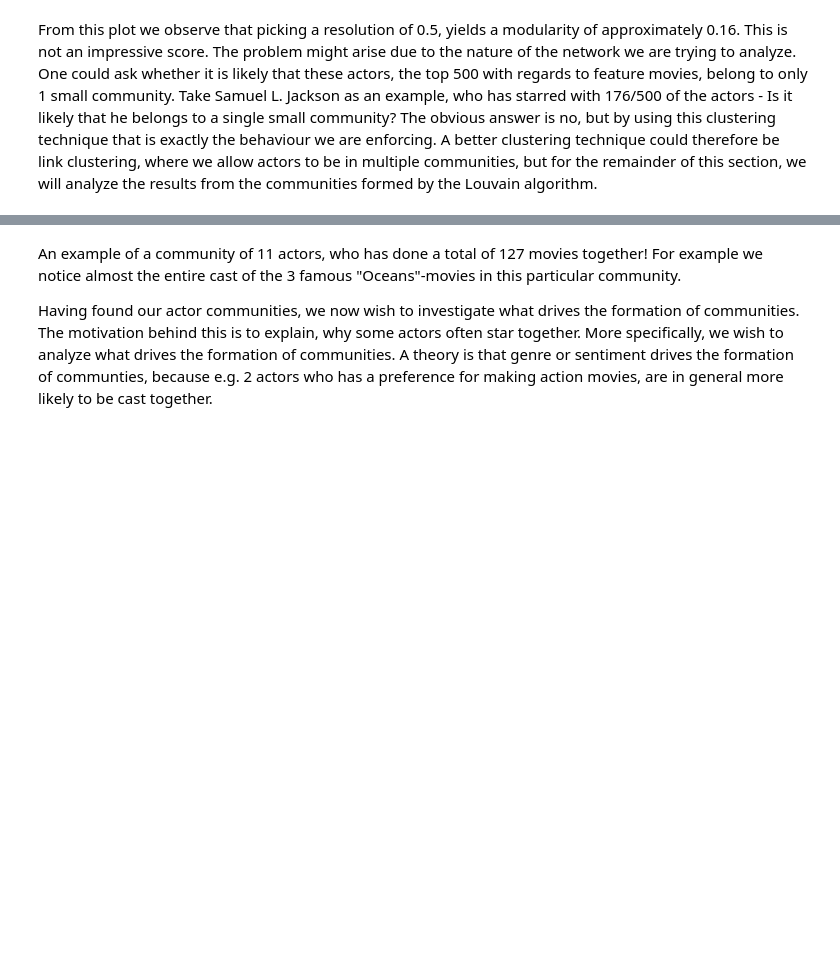
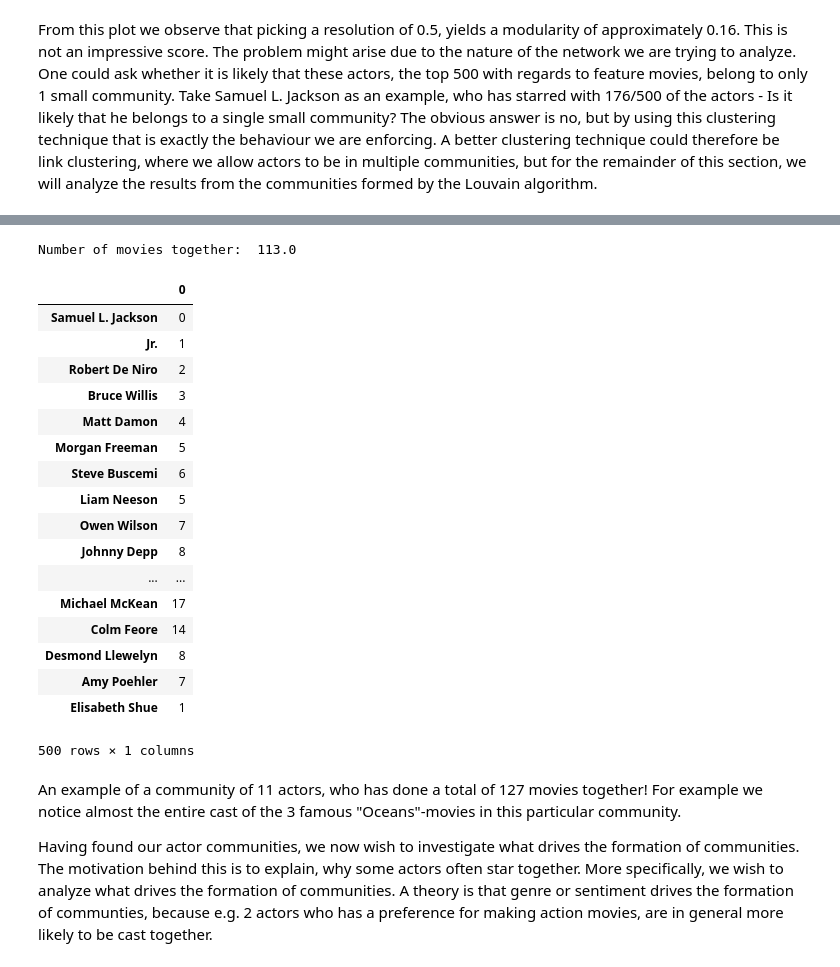
Before and after one commit to GSHDK/Social-Graphs-and-Interactions, a Jupyter notebook: Project assignment B.ipynb, the cells around one changed output, grey strips where cells are left out. Cells and saved outputs as stored; diff of their text form; code cells hidden in the pictures; blank space fills up the shorter version.

```diff
--- a/Project assignment B.ipynb
+++ b/Project assignment B.ipynb
@@ -77,3 +76,5 @@ df, G = create_df_G_from_path('')
+# %%
+df, G = create_df_G_from_path(r'C:\Users\bilto\OneDrive\Uddannelse\Skole\DTU\02805 - Sociale Grafer og interaktioner\Afleveringer\\')
 # %% [markdown]
 ### Network investigation
 To gain deeper insight into our network we will start off by letting the data talk
@@ -969,5 +994,28 @@ nx.draw(G.subgraph(com_df[com_df[0]==4].index),with_labels=True)
 # %%
 print("Number of movies together: ", G.subgraph(com_df[com_df[0]==4].index).size(weight='weight'))
+# %% [output]
+Number of movies together:  113.0
+# %%
+com_df
+# %% [output]
+|  | 0 |
+| Samuel L. Jackson | 0 |
+| Jr. | 1 |
+| Robert De Niro | 2 |
+| Bruce Willis | 3 |
+| Matt Damon | 4 |
+| Morgan Freeman | 5 |
+| Steve Buscemi | 6 |
+| Liam Neeson | 5 |
+| Owen Wilson | 7 |
+| Johnny Depp | 8 |
+| ... | ... |
+| Michael McKean | 17 |
+| Colm Feore | 14 |
+| Desmond Llewelyn | 8 |
+| Amy Poehler | 7 |
+| Elisabeth Shue | 1 |
+500 rows × 1 columns
 # %%
 ##List for wordcloud
 movie_list = []
```
Also changed, not shown: parts of 19 cells of this notebook.
